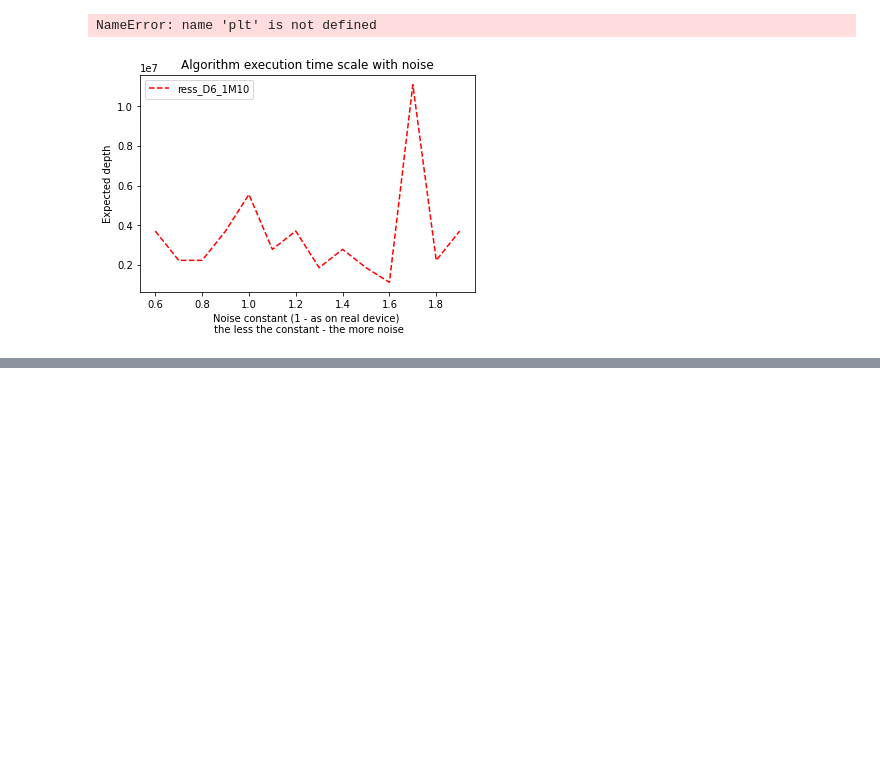
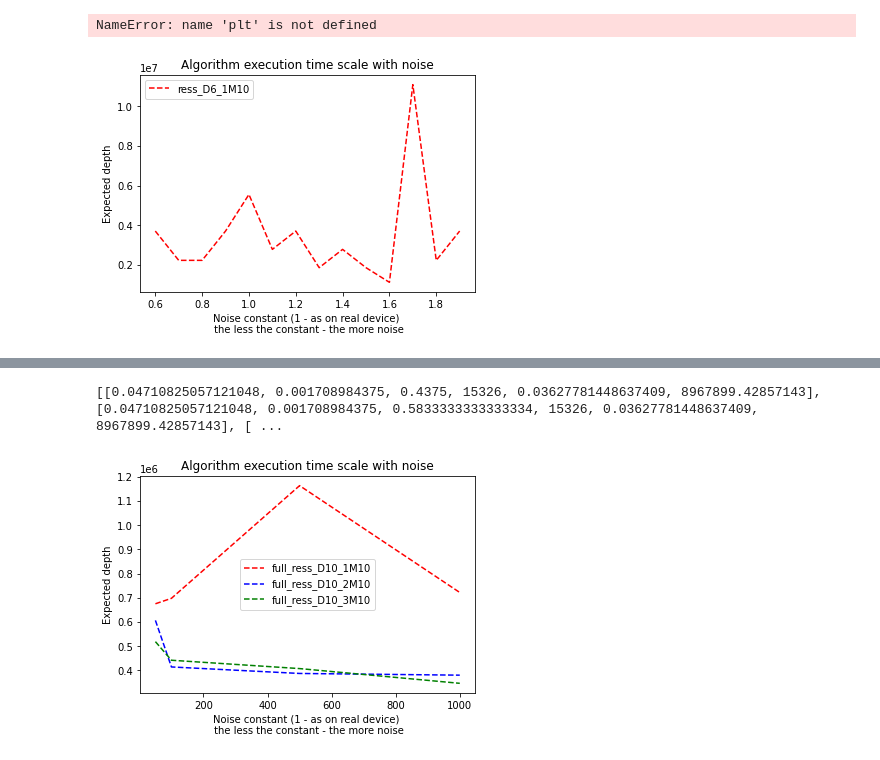
Before and after one commit to StudioShader/QPSA, a Jupyter notebook: Grover.ipynb, the cells around one changed output, grey strips where cells are left out. Drawn from its saved outputs; the diff is of its cells as text; code cells hidden in the pictures; blank space fills up the shorter version.

```diff
--- a/Grover.ipynb
+++ b/Grover.ipynb
@@ -68,6 +68,14 @@ for i in noise_consts:
 
 
 Len = len(testers)
+
+def test_experiment(experiment):
+    results = []
+    for i in range(Len):
+        print("NOISE CONSTANT:", noise_consts[i])
+        res = experiment(testers[i])
+        results += [res]
+    return results
 
 def test_experiment_expected_depth(experiment):
     results = []
@@ -272,0 +334,18 @@ Len = len(testers)
+# %%
+testers = []
+# noise_consts = list([x/5 for x in range(3, 10)])
+noise_consts = [5, 10, 50, 100, 500, 1000]
+for i in noise_consts:
+    noise_constant = i
+    NM = NoiseModels(noise_constant)
+    noise_model = NM.initialize_thermal_noise()
+    backend = QasmSimulator(method='density_matrix',
+                                noise_model=noise_model)
+    execution_params = (coupling_map, basis_gates, noise_model)
+    testers+=[OtherCases(backend, execution_params)]
+
+Len = len(testers)
+
+full_ress_D10_1M10 = test_experiment((lambda test_class: testies._D10_iM10(test_class, 1)))
+full_ress_D10_2M10 = test_experiment((lambda test_class: testies._D10_iM10(test_class, 2)))
+full_ress_D10_3M10 = test_experiment((lambda test_class: testies._D10_iM10(test_class, 3)))
@@ -273 +370,24 @@ Len = len(testers)
+# %%
+def full_result_to_expected_depth(result):
+    new_res = []
+    for i in range(len(result)):
+        new_res += [result[i][5]]
+    return new_res
+# %%
+print(full_ress_D10_3M10)
+# %% [output]
+[[0.04710825057121048, 0.001708984375, 0.4375, 15326, 0.03627781448637409, 8967899.42857143], [0.04710825057121048, 0.001708984375, 0.5833333333333334, 15326, 0.03627781448637409, 8967899.42857143], [ ...
+# %%
+fig, ax = plt.subplots()
+ax.set_ylabel('Expected depth')
+ax.set_xlabel('Noise constant (1 - as on real device) \n the less the constant - the more noise')
+ax.set_title('Algorithm execution time scale with noise')
+
+plt.plot(noise_consts[2:], full_result_to_expected_depth(full_ress_D10_1M10[2:]), 'r--', label='full_ress_D10_1M10')
+plt.plot(noise_consts[2:], full_result_to_expected_depth(full_ress_D10_2M10[2:]), 'b--', label='full_ress_D10_2M10')
+plt.plot(noise_consts[2:], full_result_to_expected_depth(full_ress_D10_3M10[2:]), 'g--', label='full_ress_D10_3M10')
+plt.legend()
+plt.show()
+# %% [output]
+[figure, added]
 # %%
```
Also changed, not shown: parts of 6 cells of this notebook.
